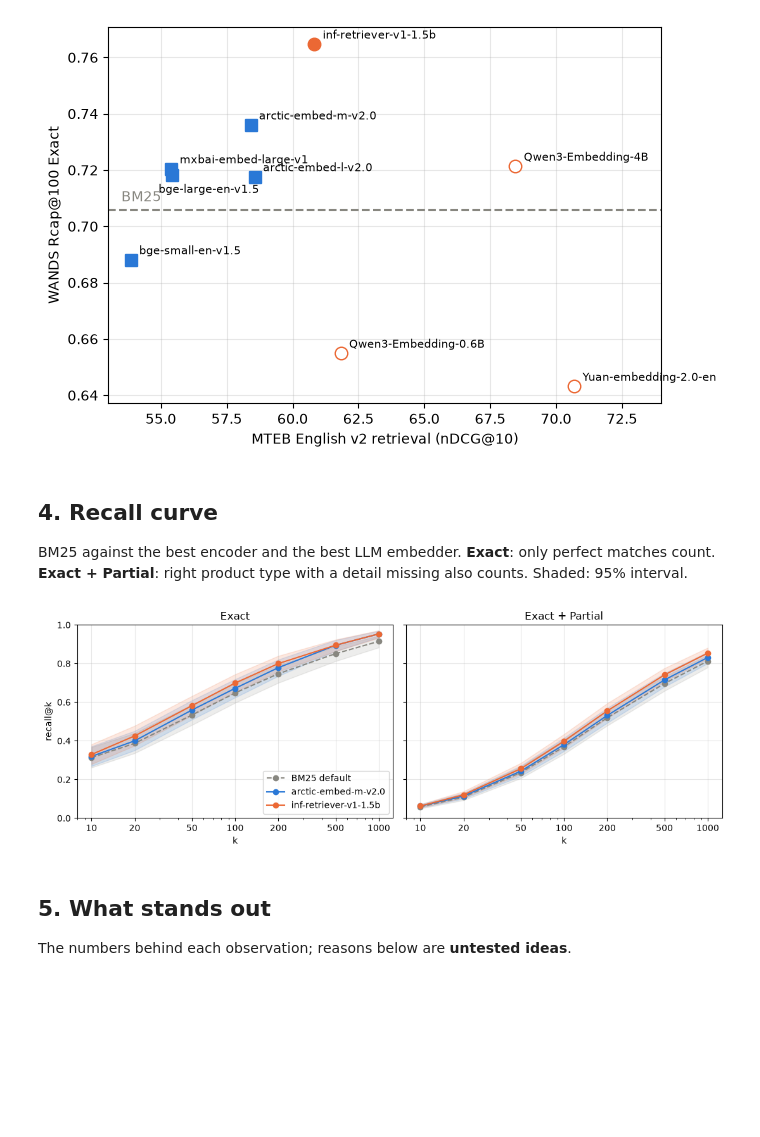
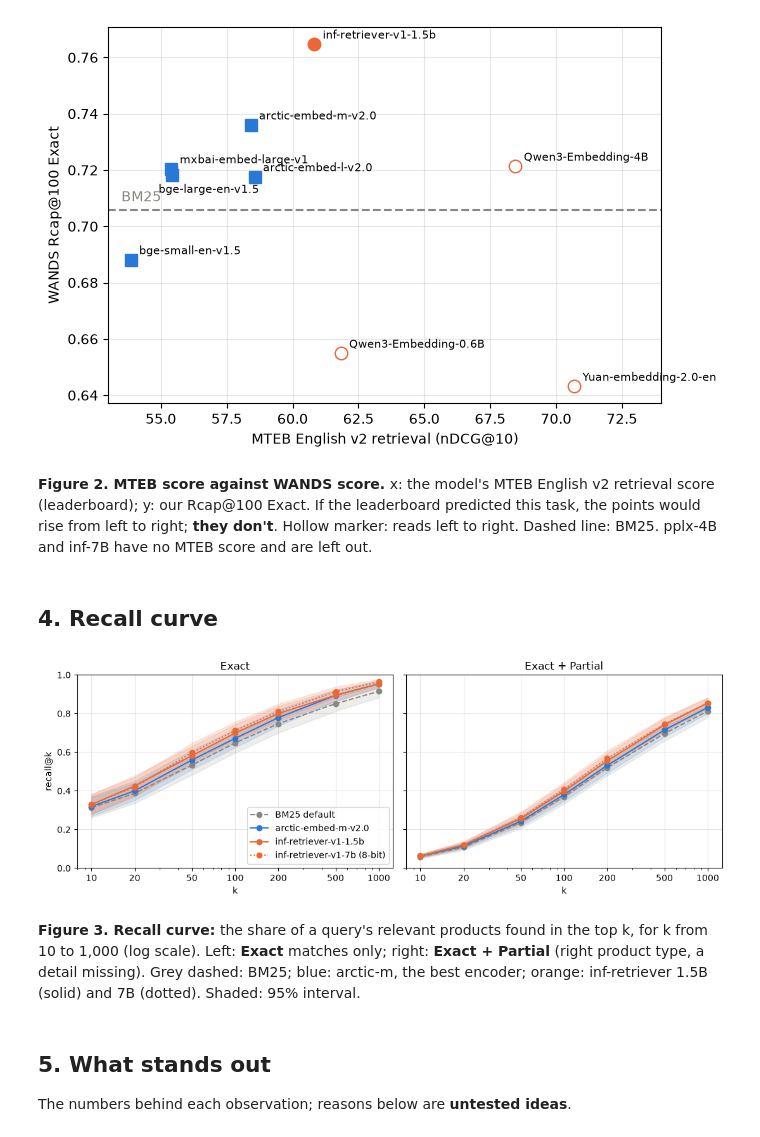
Before and after one commit to OlleOltorp/llm-product-search, a Jupyter notebook: notebooks/04_dense.ipynb, the cells around one changed output. Drawn from its saved outputs; the diff is of its cells as text; code cells hidden in the pictures; blank space fills up the shorter version.

Commit message:
docs: add captions, colour coding and new dense results to notebooks

```diff
--- a/notebooks/04_dense.ipynb
+++ b/notebooks/04_dense.ipynb
@@ -9,4 +9,6 @@
 # %%
+import math
+
 import matplotlib.pyplot as plt
 import pandas as pd
 
@@ -27,10 +29,13 @@ MODELS = {
     "dense_yuan_06b": ("Yuan-embedding-2.0-en", "LLM", "596M", "left to right", 70.69),
     "dense_inf_15b": ("inf-retriever-v1-1.5b", "LLM", "1.5B", "both ways", 60.83),
     "dense_qwen3_4b": ("Qwen3-Embedding-4B", "LLM", "4.0B", "left to right", 68.46),
+    "dense_pplx_4b": ("pplx-embed-v1-4b", "LLM", "4.0B", "both ways", None),
+    "dense_inf_7b": ("inf-retriever-v1-7b (8-bit)", "LLM", "7.1B", "both ways", None),
 }
 RUNS = [BASELINE, *MODELS]
 LABELS = {BASELINE: "BM25 default"} | {run: m[0] for run, m in MODELS.items()}
 COLOURS = {"encoder": "#2a78d6", "LLM": "#eb6834"}
+GREEN, RED = "#d6f0d6", "#f7d4d4"
 MARKERS = {"encoder": "s", "LLM": "o"}
 
 summary = {run: read_json(RUNS_DIR / run / "metrics_dev.json") for run in RUNS}
@@ -48,6 +53,24 @@ def compare(a: str, b: str, metric: str) -> tuple[float, float]:
 
 def p_text(p: float) -> str:
     return "p<0.001" if p < 0.001 else f"p={p:.3f}"
+
+
+def group_style(group: str) -> str:
+    """Group name in its plot colour."""
+    return f"color: {COLOURS[group]}; font-weight: bold"
+
+
+def size_style(size: str) -> str:
+    """Purple shade by parameter count on a log scale, 33M light to 7B dark."""
+    params = float(size[:-1]) * (1e9 if size.endswith("B") else 1e6)
+    share = (math.log10(params) - 7.5) / (9.9 - 7.5)
+    r, g, b, _ = plt.cm.Purples(0.1 + 0.55 * share)
+    return f"background-color: rgb({r * 255:.0f}, {g * 255:.0f}, {b * 255:.0f})"
+
+
+def style_models(table: pd.DataFrame) -> "pd.io.formats.style.Styler":
+    """Colour the group and size columns of a model table."""
+    return table.style.map(group_style, subset=["group"]).map(size_style, subset=["size"])
 # %% [markdown]
 ## 1. How the models were chosen
 
@@ -201,6 +242,8 @@ plt.tight_layout()
 LABEL_OFFSETS = {"dense_bge_large": (-10, -13)}
 fig, ax = plt.subplots(figsize=(7, 4.5))
 for run, (label, group, _, reads, mteb) in MODELS.items():
+    if mteb is None:
+        continue
     score = summary[run]["Rcap@100_exact"]["mean"]
     ax.plot(
         mteb,
@@ -219,31 +262,34 @@ ax.grid(alpha=0.3)
 plt.tight_layout()
 # %% [output]
 [figure]
-# %% [markdown]
-## 4. Recall curve
-
-BM25 against the best encoder and the best LLM embedder. **Exact**: only perfect matches count. **Exact + Partial**: right product type with a detail missing also counts. Shaded: 95% interval.
+# %% [markdown]
+**Figure 2. MTEB score against WANDS score.** x: the model's MTEB English v2 retrieval score (leaderboard); y: our Rcap@100 Exact. If the leaderboard predicted this task, the points would rise from left to right; **they don't**. Hollow marker: reads left to right. Dashed line: BM25. pplx-4B and inf-7B have no MTEB score and are left out.
+# %% [markdown]
+## 4. Recall curve
 # %%
 STYLE = {
     BASELINE: {"color": "#888780", "linestyle": "--"},
     "dense_arctic_m": {"color": "#2a78d6", "linestyle": "-"},
     "dense_inf_15b": {"color": "#eb6834", "linestyle": "-"},
+    "dense_inf_7b": {"color": "#eb6834", "linestyle": ":"},
 }
 fig, axes = plt.subplots(1, 2, figsize=(11, 4), sharey=True)
 for ax, level, title in [(axes[0], "exact", "Exact"), (axes[1], "any", "Exact + Partial")]:
     for run, style in STYLE.items():
         stats = [summary[run][f"R@{k}_{level}"] for k in RECALL_KS]
         ax.plot(RECALL_KS, [s["mean"] for s in stats], marker="o", label=LABELS[run], **style)
         low, high = [s["low"] for s in stats], [s["high"] for s in stats]
         ax.fill_between(RECALL_KS, low, high, color=style["color"], alpha=0.15)
     ax.set(xscale="log", xlabel="k", title=title, ylim=(0, 1))
     ax.set_xticks(RECALL_KS, [str(k) for k in RECALL_KS])
     ax.grid(alpha=0.3)
 axes[0].set_ylabel("recall@k")
 axes[0].legend(loc="lower right")
 plt.tight_layout()
 # %% [output]
-[figure, old version]
+[figure, new version]
+# %% [markdown]
+**Figure 3. Recall curve:** the share of a query's relevant products found in the top k, for k from 10 to 1,000 (log scale). Left: **Exact** matches only; right: **Exact + Partial** (right product type, a detail missing). Grey dashed: BM25; blue: arctic-m, the best encoder; orange: inf-retriever 1.5B (solid) and 7B (dotted). Shaded: 95% interval.
 # %% [markdown]
 ## 5. What stands out
 
```
Also changed, not shown: parts of 26 cells of this notebook, 4 other files.
